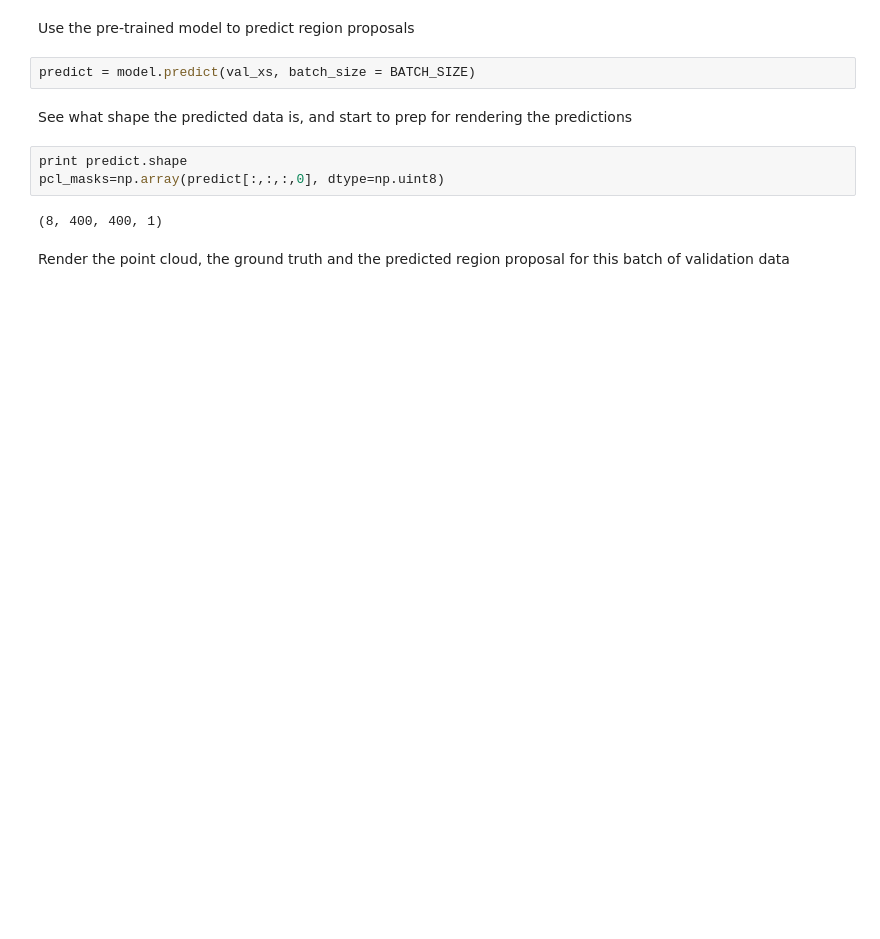
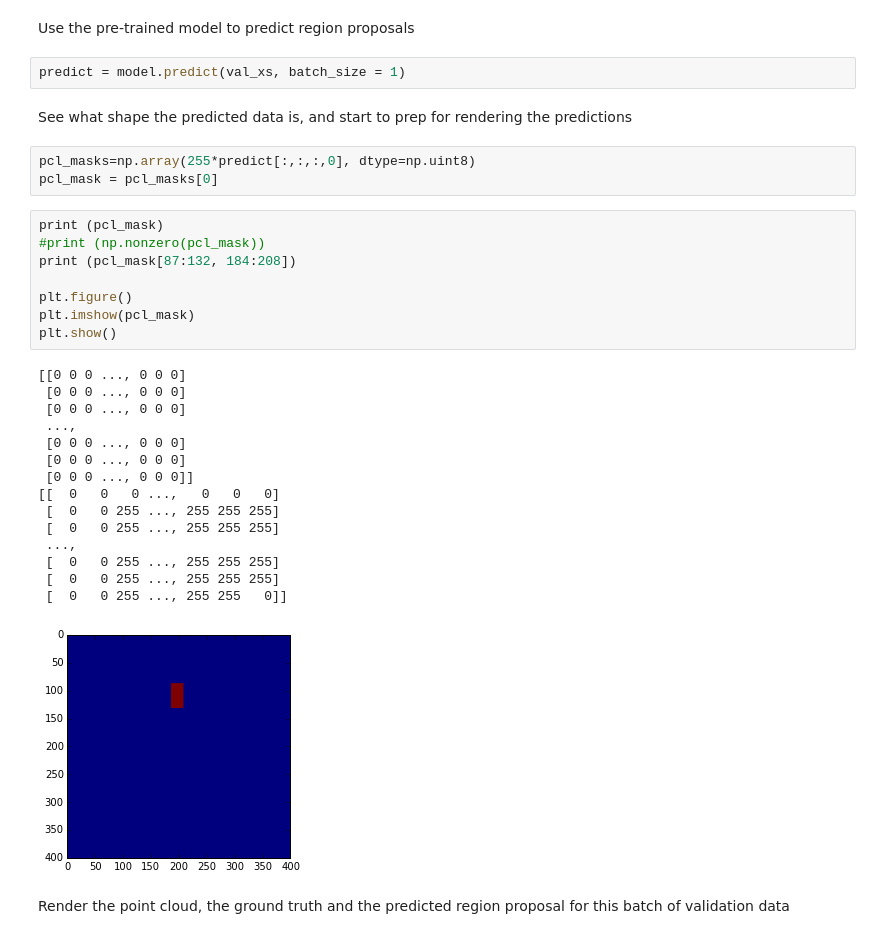
Before and after one commit to markstrefford/didi-sdc-challenge-2017, a Jupyter notebook: train_nn.ipynb, the cells around one changed output. Cells and saved outputs as stored; diff of their text form; blank space fills up the shorter version.

```diff
--- a/train_nn.ipynb
+++ b/train_nn.ipynb
@@ -260,14 +215,36 @@ load_train_batch(): x_out.shape=(8, 400, 400, 8), y.out_obj.shape=(8, 400, 400,
 # %% [markdown]
 Use the pre-trained model to predict region proposals
 # %%
-predict = model.predict(val_xs, batch_size = BATCH_SIZE)
+predict = model.predict(val_xs, batch_size = 1)
 # %% [markdown]
 See what shape the predicted data is, and start to prep for rendering the predictions
 # %%
-print predict.shape
-pcl_masks=np.array(predict[:,:,:,0], dtype=np.uint8)
+pcl_masks=np.array(255*predict[:,:,:,0], dtype=np.uint8)
+pcl_mask = pcl_masks[0]
-# %% [output]
-(8, 400, 400, 1)
+# %%
+print (pcl_mask)
+#print (np.nonzero(pcl_mask))
+print (pcl_mask[87:132, 184:208])
+
+plt.figure()
+plt.imshow(pcl_mask)
+plt.show()
+# %% [output]
+[[0 0 0 ..., 0 0 0]
+ [0 0 0 ..., 0 0 0]
+ [0 0 0 ..., 0 0 0]
+ ...,
+ [0 0 0 ..., 0 0 0]
+ [0 0 0 ..., 0 0 0]
+ [0 0 0 ..., 0 0 0]]
+[[  0   0   0 ...,   0   0   0]
+ [  0   0 255 ..., 255 255 255]
+ [  0   0 255 ..., 255 255 255]
+ ...,
+ [  0   0 255 ..., 255 255 255]
+ [  0   0 255 ..., 255 255 255]
+ [  0   0 255 ..., 255 255   0]]
+[figure, added]
 # %% [markdown]
 Render the point cloud, the ground truth and the predicted region proposal for this batch of validation data
 # %%
```
Also changed, not shown: parts of 7 cells of this notebook, 3 other files.
